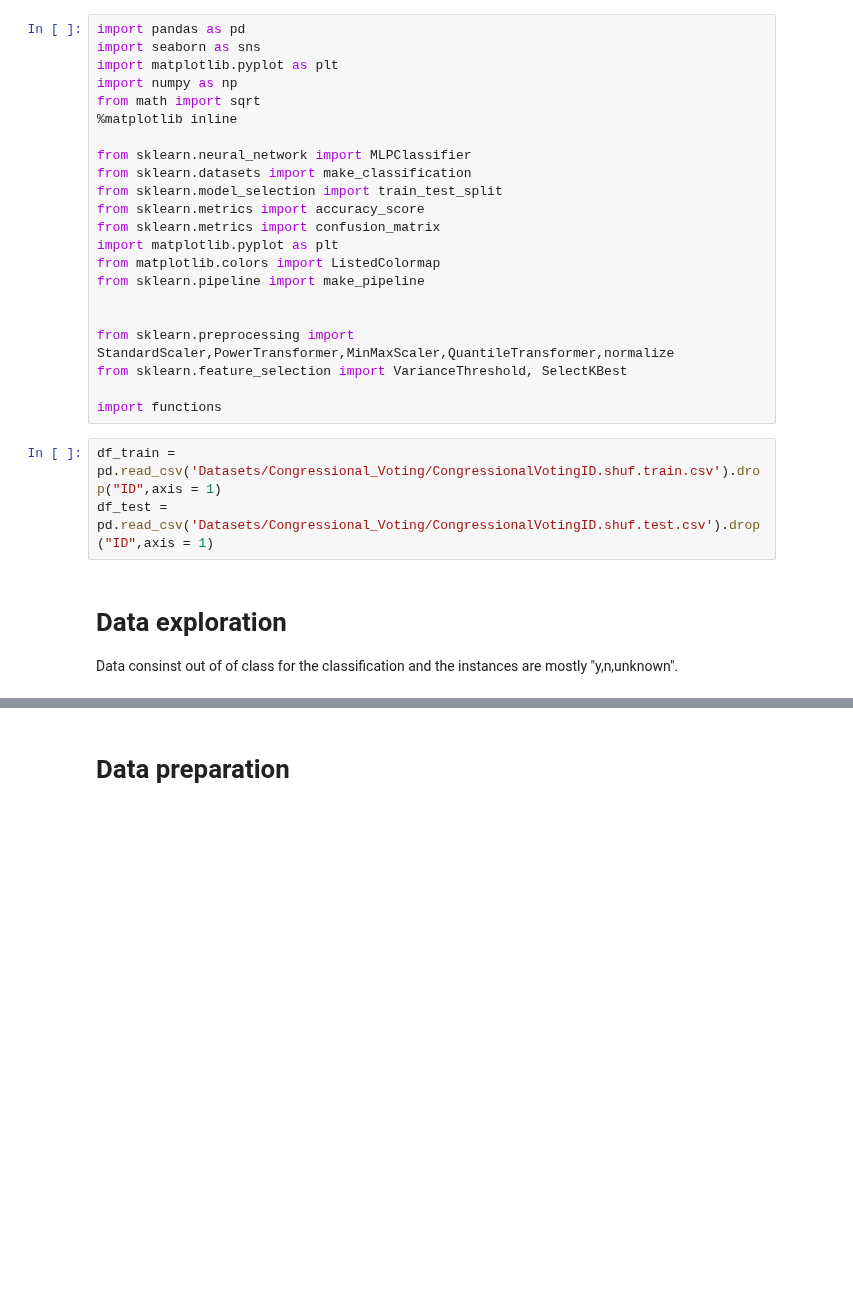
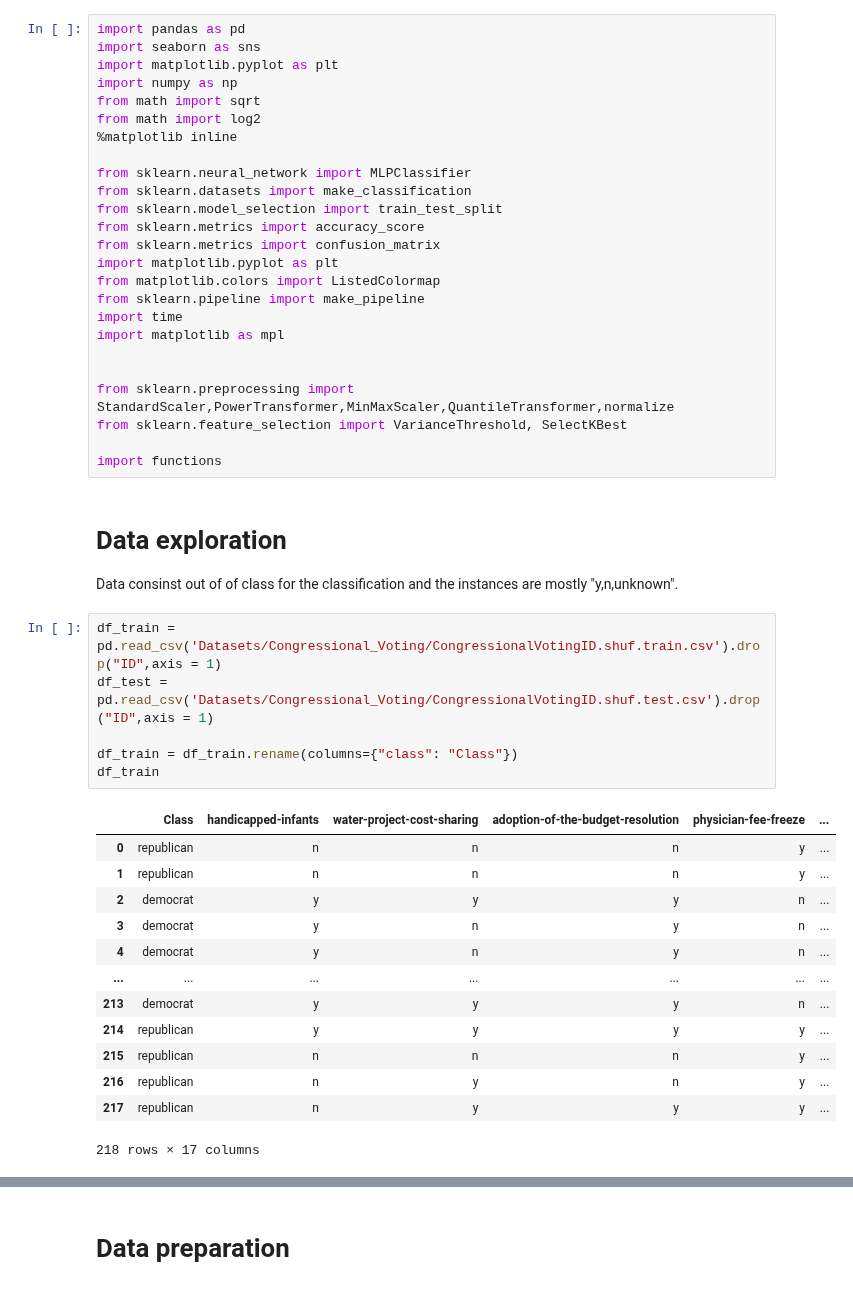
Before and after one commit to hitimr/ML_2020, a Jupyter notebook: Ex1/voting/voiting_mlp.ipynb, the cells around one changed output, grey strips where cells are left out. Cells and saved outputs as stored; diff of their text form; blank space fills up the shorter version.

```diff
--- a/Ex1/voting/voiting_mlp.ipynb
+++ b/Ex1/voting/voiting_mlp.ipynb
@@ -4,6 +4,7 @@ import seaborn as sns
 import matplotlib.pyplot as plt
 import numpy as np
 from math import sqrt
+from math import log2
 %matplotlib inline
 
 from sklearn.neural_network import MLPClassifier
@@ -14,15 +15,34 @@ from sklearn.metrics import confusion_matrix
 import matplotlib.pyplot as plt
 from matplotlib.colors import ListedColormap
 from sklearn.pipeline import make_pipeline
+import time
+import matplotlib as mpl
 
 
 from sklearn.preprocessing import StandardScaler,PowerTransformer,MinMaxScaler,QuantileTransformer,normalize
 from sklearn.feature_selection import VarianceThreshold, SelectKBest
 
 import functions
-# %%
-df_train = pd.read_csv('Datasets/Congressional_Voting/CongressionalVotingID.shuf.train.csv').drop("ID",axis = 1)
-df_test = pd.read_csv('Datasets/Congressional_Voting/CongressionalVotingID.shuf.test.csv').drop("ID",axis = 1)
 # %% [markdown]
 # Data exploration
 Data consinst out of of class for the classification and the instances are mostly "y,n,unknown".
+# %%
+df_train = pd.read_csv('Datasets/Congressional_Voting/CongressionalVotingID.shuf.train.csv').drop("ID",axis = 1)
+df_test = pd.read_csv('Datasets/Congressional_Voting/CongressionalVotingID.shuf.test.csv').drop("ID",axis = 1)
+
+df_train = df_train.rename(columns={"class": "Class"})
+df_train
+# %% [output]
+|  | Class | handicapped-infants | water-project-cost-sharing | adoption-of-the-budget-resolution | physician-fee-freeze | ... |
+| 0 | republican | n | n | n | y | ... |
+| 1 | republican | n | n | n | y | ... |
+| 2 | democrat | y | y | y | n | ... |
+| 3 | democrat | y | n | y | n | ... |
+| 4 | democrat | y | n | y | n | ... |
+| ... | ... | ... | ... | ... | ... | ... |
+| 213 | democrat | y | y | y | n | ... |
+| 214 | republican | y | y | y | y | ... |
+| 215 | republican | n | n | n | y | ... |
+| 216 | republican | n | y | n | y | ... |
+| 217 | republican | n | y | y | y | ... |
+218 rows × 17 columns
```
Also changed, not shown: parts of 26 cells of this notebook, 1 other file.
